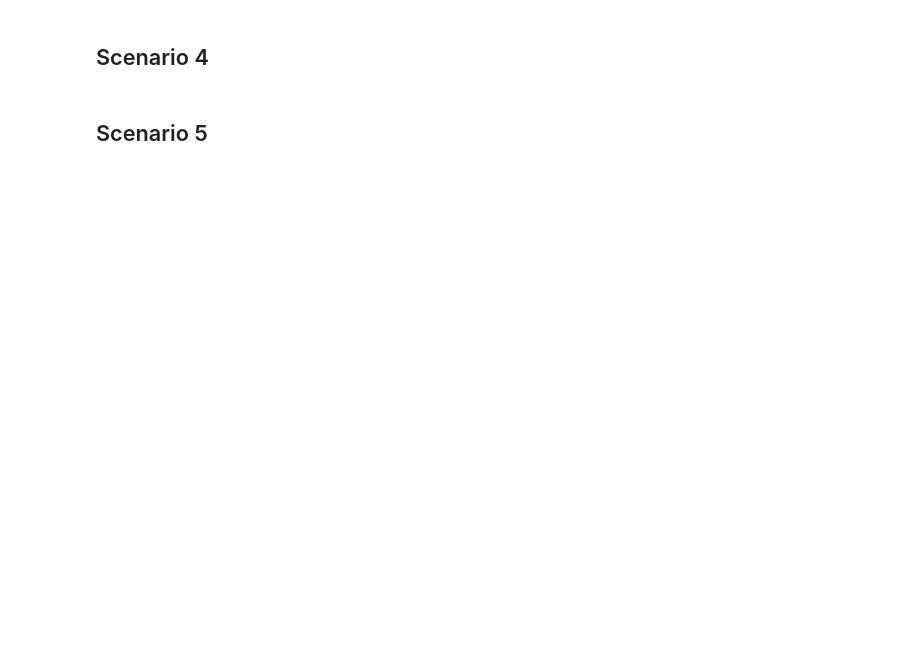
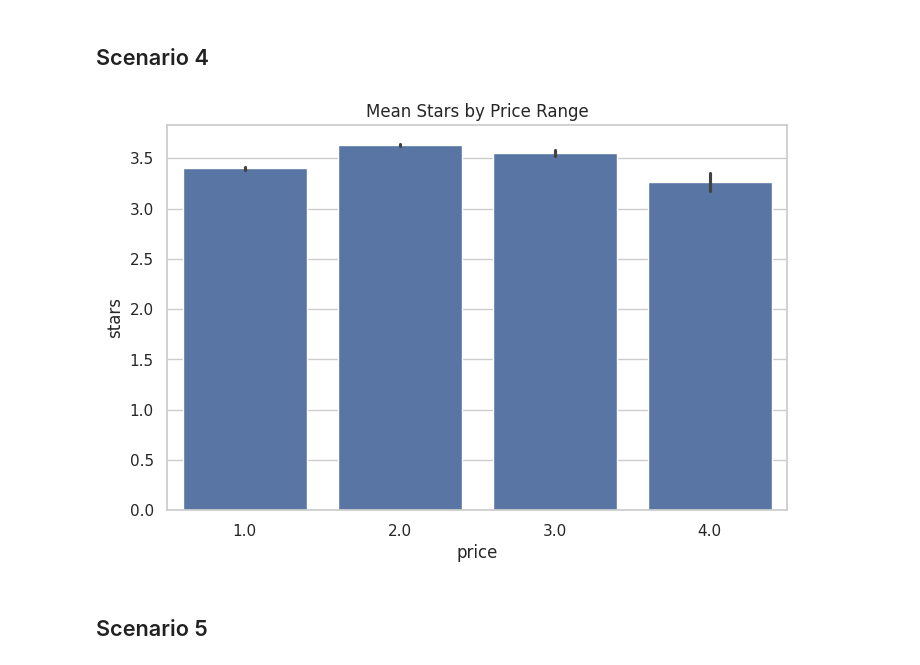
Before and after one commit to sohrab-gh/st, a Jupyter notebook: SpecialTopic_HM01.ipynb, the cells around one changed output. Cells and saved outputs as stored; diff of their text form; code cells hidden in the pictures; blank space fills up the shorter version.

```diff
--- a/SpecialTopic_HM01.ipynb
+++ b/SpecialTopic_HM01.ipynb
@@ -69,2 +82,28 @@ plt.show()
+# %%
+bp = df_business[['stars','attributes']].dropna().copy()
+
+# استخراج price با هندل کردن ساختار dict
+def extract_price(attr):
+    if not isinstance(attr, dict):
+        return None
+    val = attr.get('RestaurantsPriceRange2', None)
+    if val in [None, "None", "null", "", {}]:
+        return None
+    try:
+        return int(val)   # تبدیل امن به int
+    except:
+        return None
+
+bp['price'] = bp['attributes'].apply(extract_price)
+
+# حذف رکوردهای بدون price معتبر
+bp = bp.dropna(subset=['price'])
+
+plt.figure(figsize=(8,5))
+sns.barplot(data=bp, x='price', y='stars')
+plt.title("Mean Stars by Price Range")
+plt.show()
+# %% [output]
+[figure, added]
 # %% [markdown]
 ## Scenario 5
```
Also changed, not shown: parts of 20 cells of this notebook.
